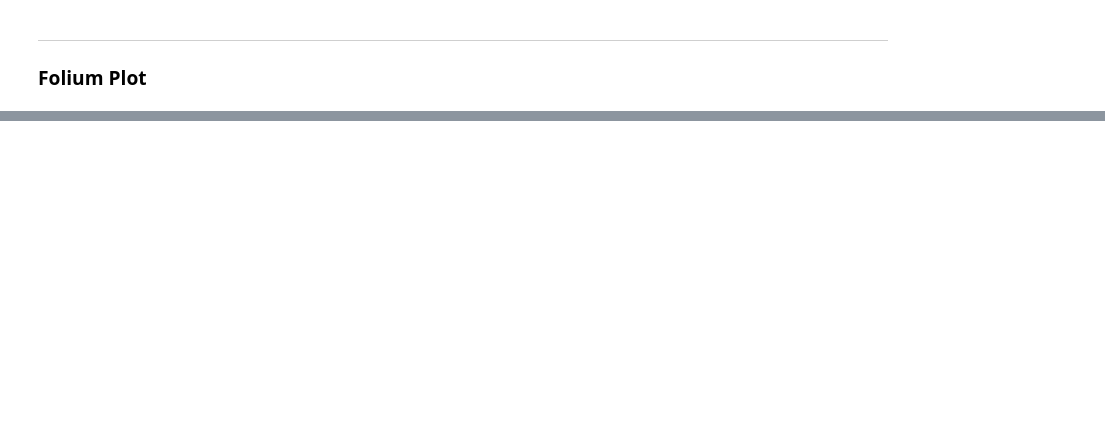
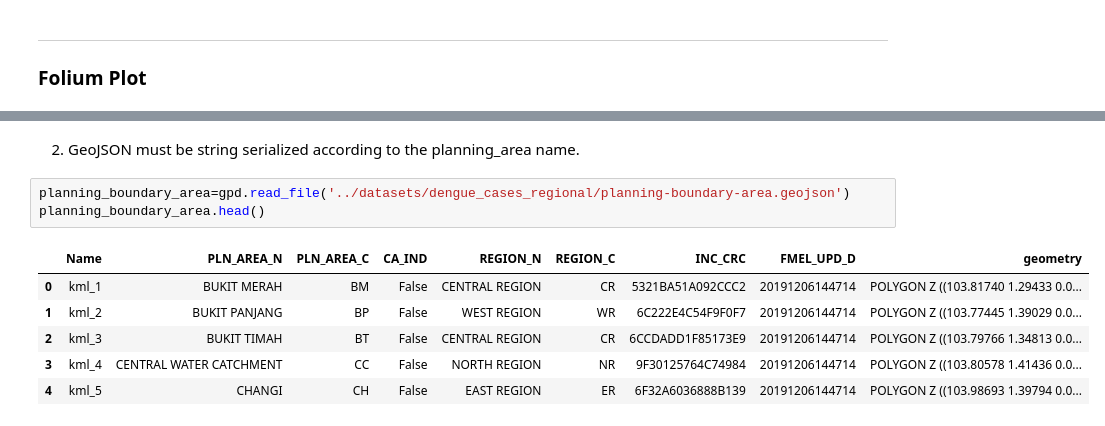
Before and after one commit to sherenaLIM/Predictive-Model-for-Dengue-Forked, a Jupyter notebook: visualisations/02_EDA_Region.ipynb, the cells around one changed output, grey strips where cells are left out. Drawn from its saved outputs; the diff is of its cells as text; blank space fills up the shorter version.

```diff
--- a/visualisations/02_EDA_Region.ipynb
+++ b/visualisations/02_EDA_Region.ipynb
@@ -113,0 +354,12 @@ plt.legend(['recent_cases_in_cluster_central',
+# %% [markdown]
+2. GeoJSON must be string serialized according to the planning_area name.
+# %%
+planning_boundary_area=gpd.read_file('../datasets/dengue_cases_regional/planning-boundary-area.geojson')
+planning_boundary_area.head()
+# %% [output]
+|  | Name | PLN_AREA_N | PLN_AREA_C | CA_IND | REGION_N | REGION_C | INC_CRC | FMEL_UPD_D | geometry |
+| 0 | kml_1 | BUKIT MERAH | BM | False | CENTRAL REGION | CR | 5321BA51A092CCC2 | 20191206144714 | POLYGON Z ((103.81740 1.29433 0.0... |
+| 1 | kml_2 | BUKIT PANJANG | BP | False | WEST REGION | WR | 6C222E4C54F9F0F7 | 20191206144714 | POLYGON Z ((103.77445 1.39029 0.0... |
+| 2 | kml_3 | BUKIT TIMAH | BT | False | CENTRAL REGION | CR | 6CCDADD1F85173E9 | 20191206144714 | POLYGON Z ((103.79766 1.34813 0.0... |
+| 3 | kml_4 | CENTRAL WATER CATCHMENT | CC | False | NORTH REGION | NR | 9F30125764C74984 | 20191206144714 | POLYGON Z ((103.80578 1.41436 0.0... |
+| 4 | kml_5 | CHANGI | CH | False | EAST REGION | ER | 6F32A6036888B139 | 20191206144714 | POLYGON Z ((103.98693 1.39794 0.0... |
```
Also changed, not shown: parts of 41 cells of this notebook, 4 other files.
